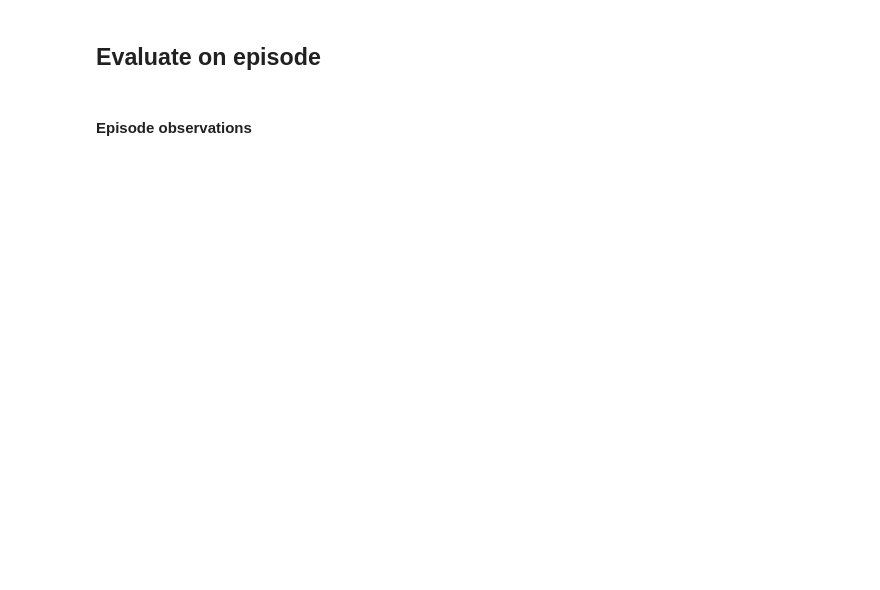
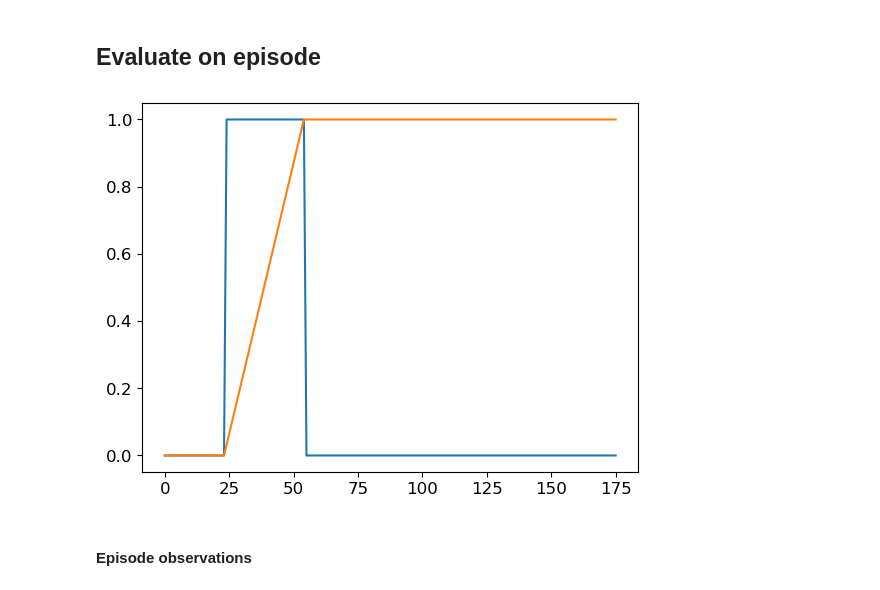
Before and after one commit to hsp-iit/HannesImitation, a Jupyter notebook: notebooks/validate_policy.ipynb, the cells around one changed output. Cells and saved outputs as stored; diff of their text form; code cells hidden in the pictures; blank space fills up the shorter version.

```diff
--- a/notebooks/validate_policy.ipynb
+++ b/notebooks/validate_policy.ipynb
@@ -73,3 +91,11 @@ action_sequences, actions_gt = evaluate_policy_on_episode(policy, episode, obser
 frames = episode['image_in_hand']
 mes_hand = episode['mes_hand']
 mes_wrist_FE = episode['mes_wrist_FE']
+# %%
+a = episode['ref_move_wrist_PS']
+
+plt.plot(a / a.max())
+plt.plot(np.cumsum(a) / np.cumsum(a).max())
+plt.show()
+# %% [output]
+[figure, added]
```
Also changed, not shown: parts of 7 cells of this notebook, 1 other file.
